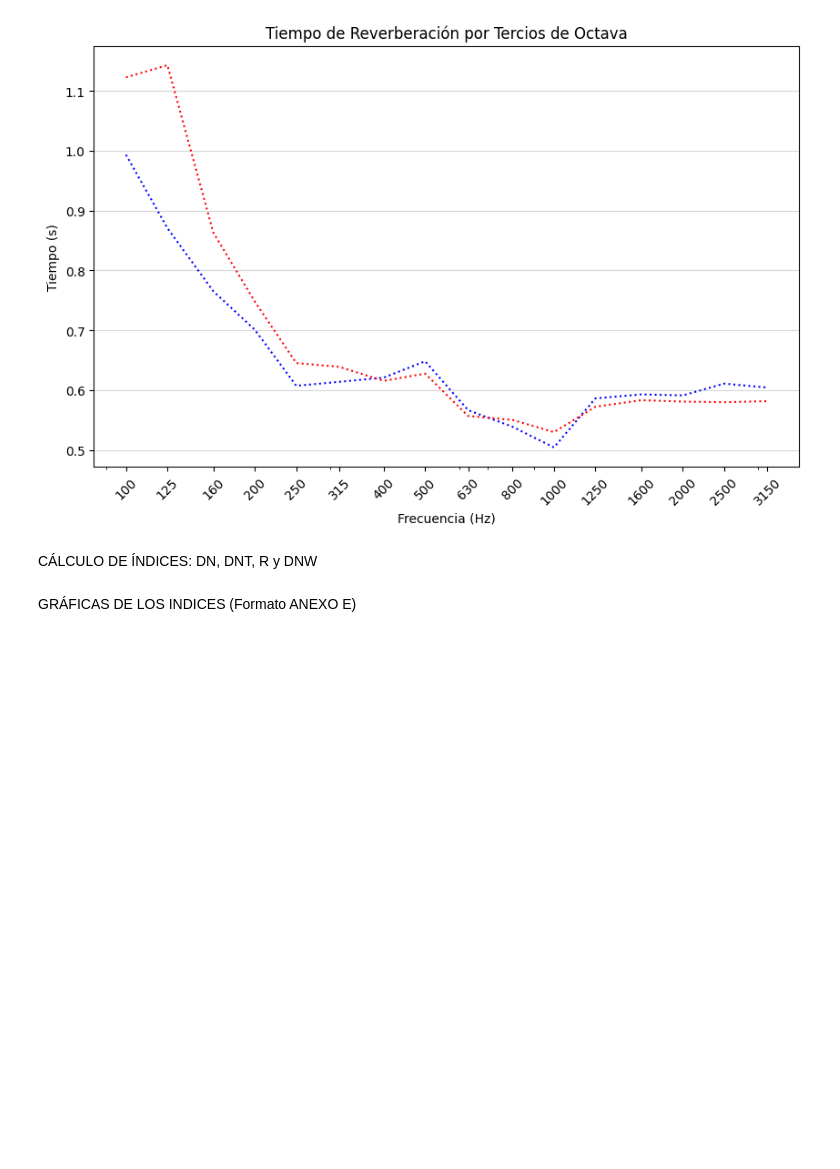
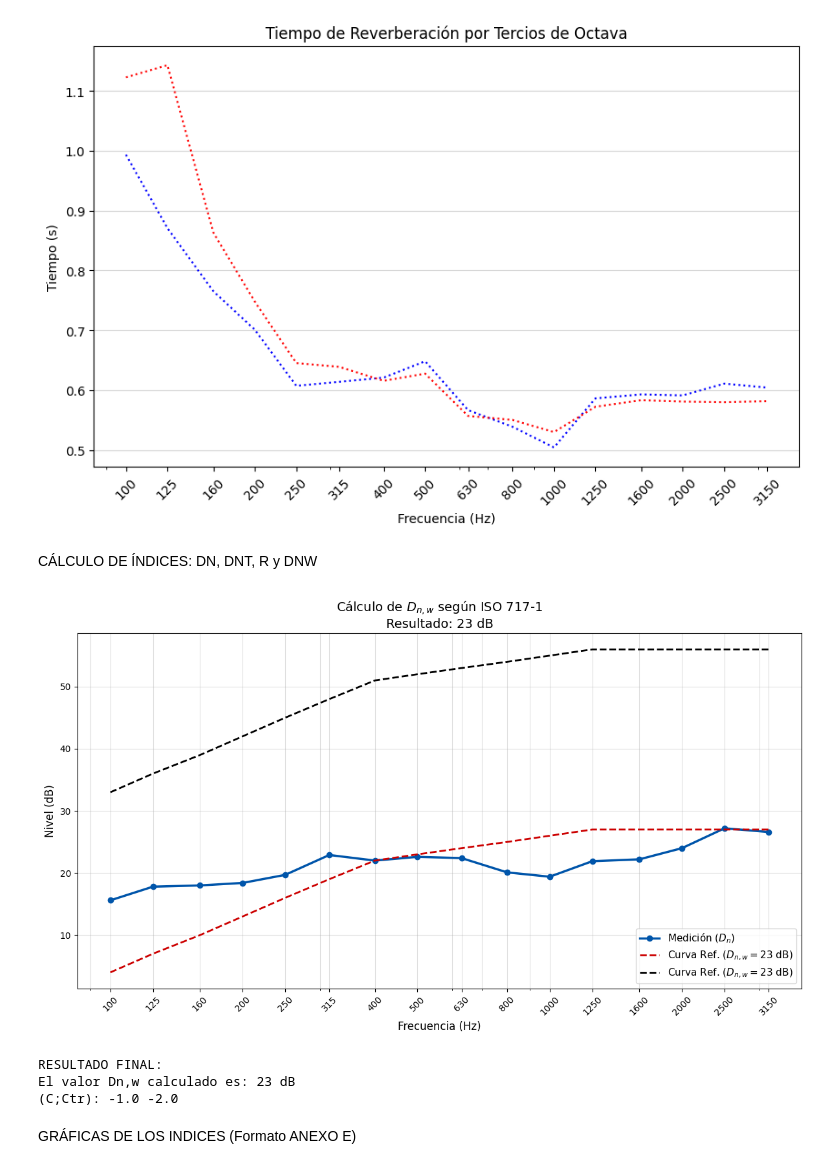
Before and after one commit to eliaslaredo/IACR_P4, a Jupyter notebook: IACR_P4.ipynb, the cells around one changed output. Saved outputs shown, nothing was run; the diff lists cells and outputs as text; code cells hidden in the pictures; blank space fills up the shorter version.

Commit message:
Dnw calculado

```diff
--- a/IACR_P4.ipynb
+++ b/IACR_P4.ipynb
@@ -322,6 +382,45 @@ DnT_1 = L1_promed - L2_promed + 10*np.log10(T_reverb_promed/T0) # Diferencia de
 # print((DnT_1 - DnT_2))
 
 R_prima = L1_promed - L2_promed + 10*np.log10(S/A) # Índice de reducción sonora aparente
+# %%
+#INDICE GLOBAL DNW
+Dn_round=np.round(Dn,1)
+
+dnw_resultado = calcular_dnw(Dn_round)
+
+print(f"RESULTADO FINAL:")
+print(f"El valor Dn,w calculado es: {dnw_resultado} dB")
+
+#AHORA CALCULAMOS LOS TERMINOS DE ADAPTACIÓN ESPECTRAL
+espectro_1 = np.array([
+    -29, -26, -23,  # 100-160 Hz
+    -21, -19, -17,  # 200-315 Hz
+    -15, -13, -12,  # 400-630 Hz
+    -11, -10,  -9,  # 800-1250 Hz
+     -9,  -9,  -9,  # 1600-2500 Hz
+     -9             # 3150 Hz
+])
+espectro_2 = np.array([
+    -21, -20, -18,  # 100-160 Hz (Fíjate que aquí los niveles son mucho más altos que en el 1)
+    -16, -15, -14,  # 200-315 Hz
+    -13, -12, -11,  # 400-630 Hz
+     -9,  -8,  -9,  # 800-1250 Hz
+    -10, -11, -13,  # 1600-2500 Hz
+    -15             # 3150 Hz
+])
+
+Xa1 = -10 * np.log10(np.sum(10**(0.1*(espectro_1-Dn_round))))
+Xa2 = -10 * np.log10(np.sum(10**(0.1*(espectro_2-Dn_round))))
+
+C = np.round(np.round(Xa1,1) - dnw_resultado,0)
+Ctr = np.round(np.round(Xa2,1) - dnw_resultado,0)
+
+print ("(C;Ctr):", C, Ctr)
+# %% [output]
+[figure, added]
+RESULTADO FINAL:
+El valor Dn,w calculado es: 23 dB
+(C;Ctr): -1.0 -2.0
 # %% [markdown]
 GRÁFICAS DE LOS INDICES (Formato ANEXO E)
 # %%
```
Also changed, not shown: parts of 4 cells of this notebook.
